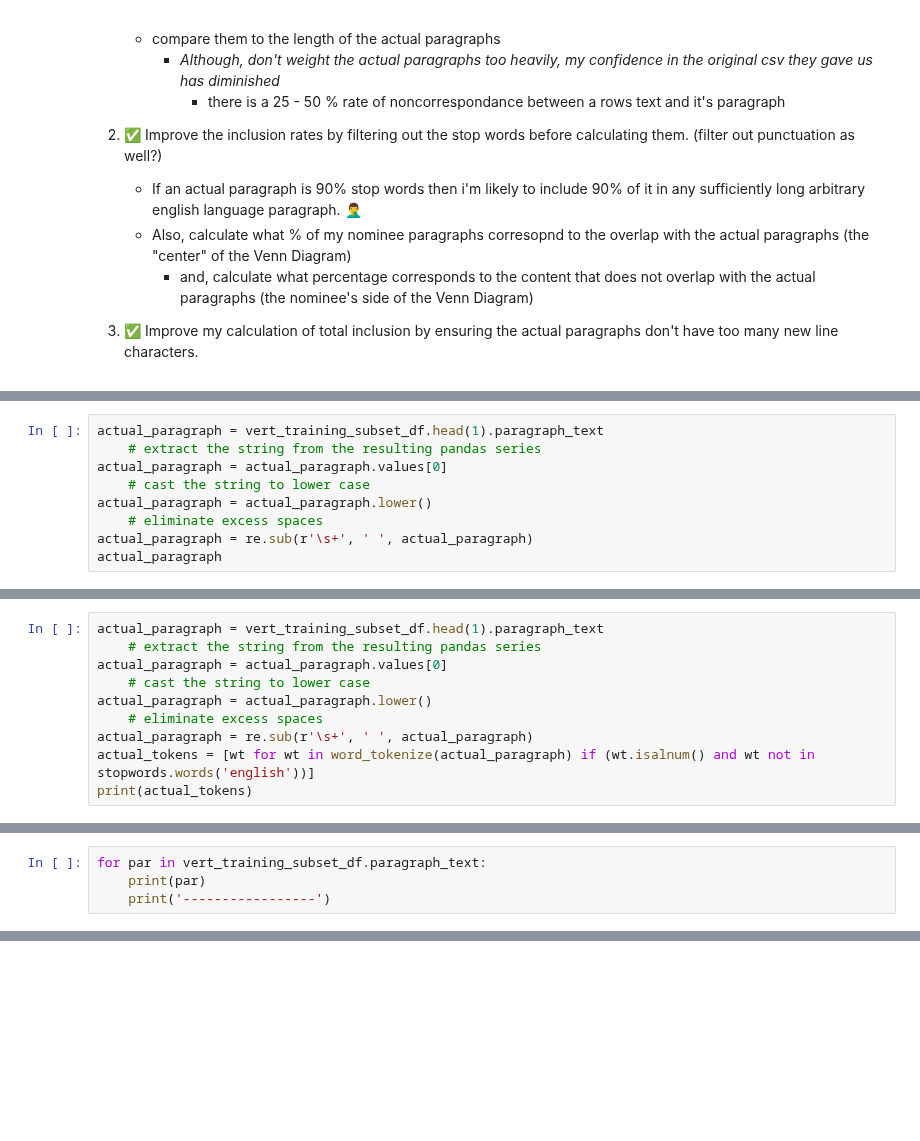
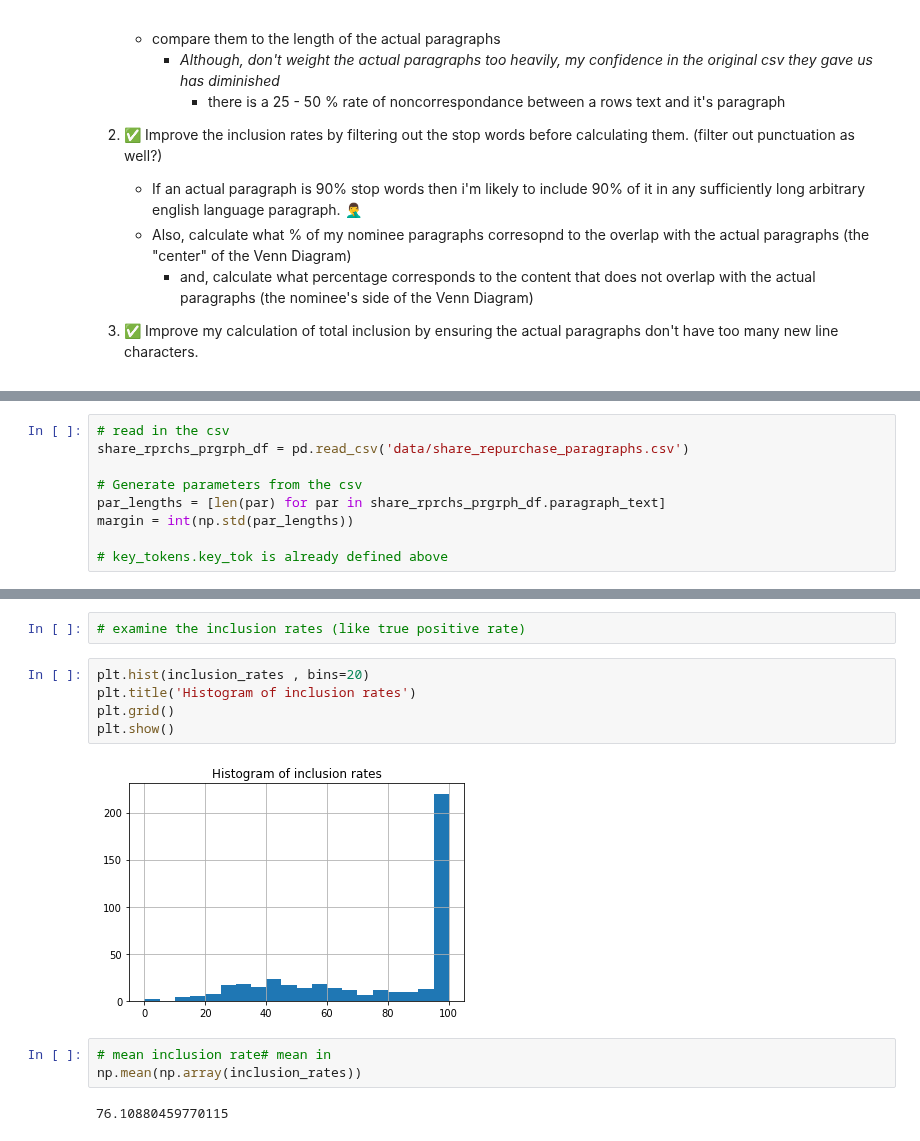
Before and after one commit to suhasinipallai/New_constructs, a Jupyter notebook: vertical-pipeline.ipynb, the cells around one changed output, grey strips where cells are left out. Cells and saved outputs as stored; diff of their text form; blank space fills up the shorter version.

Commit message:
defined paragraphs for all training data with 76 percent inclusion rate. time to start working on variable extraction

```diff
--- a/vertical-pipeline.ipynb
+++ b/vertical-pipeline.ipynb
@@ -495,9 +491,0 @@ plt.show()
-# %%
-actual_paragraph = vert_training_subset_df.head(1).paragraph_text
-    # extract the string from the resulting pandas series
-actual_paragraph = actual_paragraph.values[0]
-    # cast the string to lower case
-actual_paragraph = actual_paragraph.lower()
-    # eliminate excess spaces
-actual_paragraph = re.sub(r'\s+', ' ', actual_paragraph)
-actual_paragraph
@@ -537,10 +491,0 @@ Well damn! 50% of my content was either punctuation, stopwords, or non-alphanume
-# %%
-actual_paragraph = vert_training_subset_df.head(1).paragraph_text
-    # extract the string from the resulting pandas series
-actual_paragraph = actual_paragraph.values[0]
-    # cast the string to lower case
-actual_paragraph = actual_paragraph.lower()
-    # eliminate excess spaces
-actual_paragraph = re.sub(r'\s+', ' ', actual_paragraph)
-actual_tokens = [wt for wt in word_tokenize(actual_paragraph) if (wt.isalnum() and wt not in stopwords.words('english'))]
-print(actual_tokens)
@@ -581,4 +491,0 @@ np.array(['  ' in par for par in vert_training_subset_df.paragraph_text]).sum()
-# %%
-for par in vert_training_subset_df.paragraph_text:
-    print(par)
-    print('-----------------')
@@ -602,0 +494,9 @@ In November 2014, the company's Board of Directors authorized a $500 million sha
+# %%
+# read in the csv
+share_rprchs_prgrph_df = pd.read_csv('data/share_repurchase_paragraphs.csv')
+
+# Generate parameters from the csv
+par_lengths = [len(par) for par in share_rprchs_prgrph_df.paragraph_text]
+margin = int(np.std(par_lengths))
+
+# key_tokens.key_tok is already defined above
@@ -602,0 +734,14 @@ In November 2014, the company's Board of Directors authorized a $500 million sha
+# %%
+# examine the inclusion rates (like true positive rate)
+# %%
+plt.hist(inclusion_rates , bins=20)
+plt.title('Histogram of inclusion rates')
+plt.grid()
+plt.show()
+# %% [output]
+[figure, added]
+# %%
+# mean inclusion rate# mean in
+np.mean(np.array(inclusion_rates))
+# %% [output]
+76.10880459770115
```
Also changed, not shown: parts of 40 cells of this notebook.
